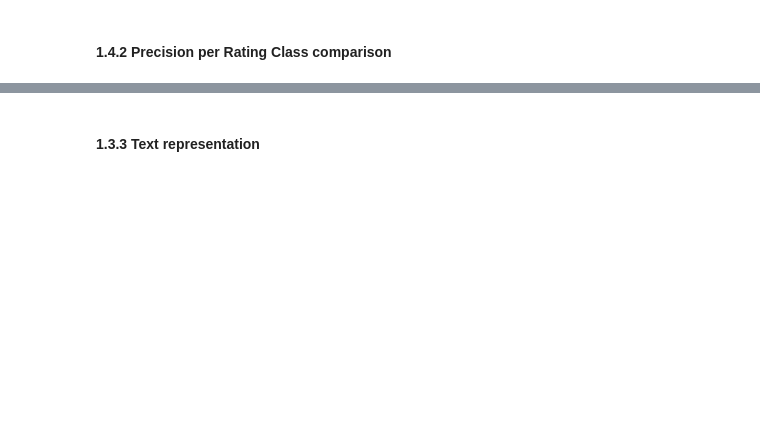
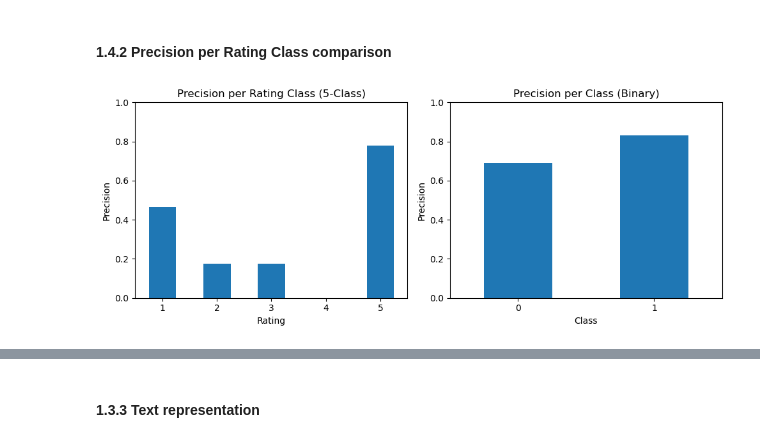
Before and after one commit to emilyalphonse/INFO284, a Jupyter notebook: dataset_tidy.ipynb, the cells around one changed output, grey strips where cells are left out. Cells and saved outputs as stored; diff of their text form; code cells hidden in the pictures; blank space fills up the shorter version.

```diff
--- a/dataset_tidy.ipynb
+++ b/dataset_tidy.ipynb
@@ -687,2 +654,51 @@ weighted avg       0.77      0.77      0.77      1106
 # %% [markdown]
 #### 1.4.2 Precision per Rating Class comparison
+# %%
+# Classification report for binary model
+report_binary = classification_report(
+    y_test,
+    y_pred_lstm,
+    target_names=["0", "1"],
+    output_dict=True
+)
+
+# Precision values for 5-class model
+precision_multi_df = pd.DataFrame({
+    "Precision": [
+        report_multi["1"]["precision"],
+        report_multi["2"]["precision"],
+        report_multi["3"]["precision"],
+        report_multi["4"]["precision"],
+        report_multi["5"]["precision"]
+    ]
+}, index=["1", "2", "3", "4", "5"])
+
+# Precision values for binary model
+precision_binary_df = pd.DataFrame({
+    "Precision": [
+        report_binary["0"]["precision"],
+        report_binary["1"]["precision"]
+    ]
+}, index=["0", "1"])
+
+# Plot side by side
+fig, axes = plt.subplots(1, 2, figsize=(10, 4))
+
+precision_multi_df.plot(kind="bar", ax=axes[0], legend=False)
+axes[0].set_title("Precision per Rating Class (5-Class)")
+axes[0].set_ylabel("Precision")
+axes[0].set_xlabel("Rating")
+axes[0].set_ylim(0, 1)
+axes[0].tick_params(axis="x", rotation=0)
+
+precision_binary_df.plot(kind="bar", ax=axes[1], legend=False)
+axes[1].set_title("Precision per Class (Binary)")
+axes[1].set_ylabel("Precision")
+axes[1].set_xlabel("Class")
+axes[1].set_ylim(0, 1)
+axes[1].tick_params(axis="x", rotation=0)
+
+plt.tight_layout()
+plt.show()
+# %% [output]
+[figure, added]
```
Also changed, not shown: parts of 36 cells of this notebook.
